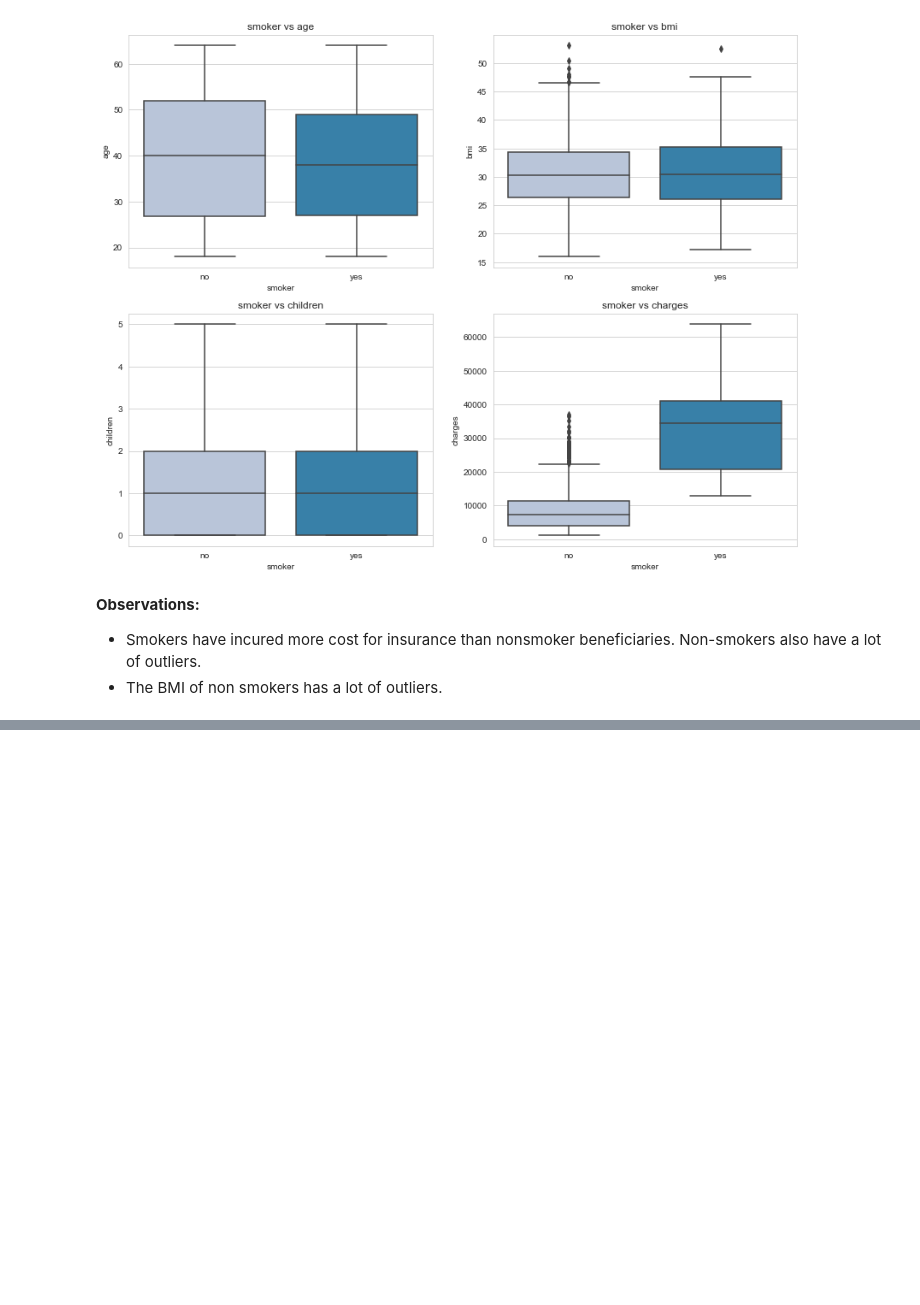
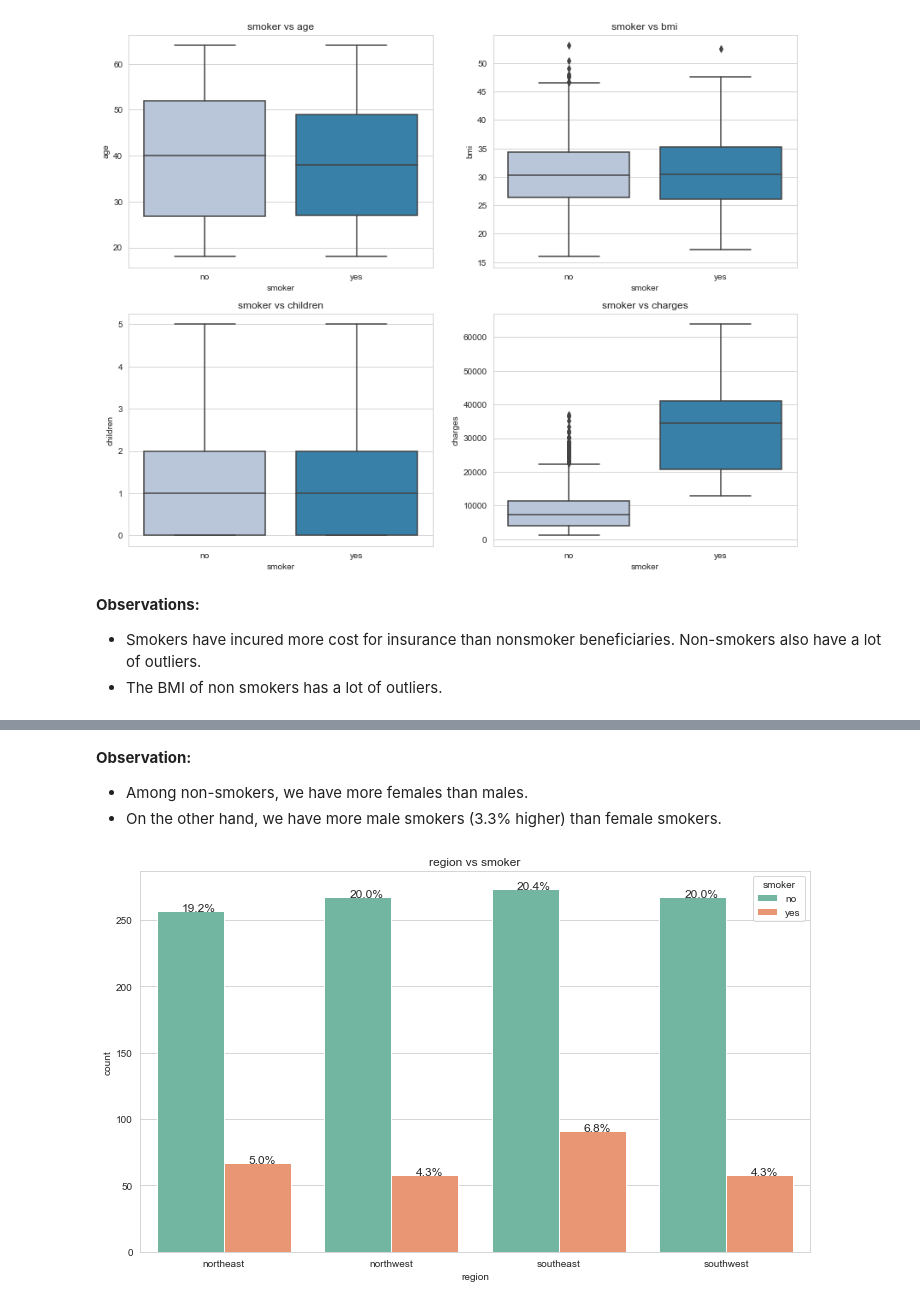
Before and after one commit to kedarghule/Statistical-Analysis-of-Insurance-Claims, a Jupyter notebook: stat-analysis-insurance.ipynb, the cells around one changed output, grey strips where cells are left out. Drawn from its saved outputs; the diff is of its cells as text; code cells hidden in the pictures; blank space fills up the shorter version.

```diff
--- a/stat-analysis-insurance.ipynb
+++ b/stat-analysis-insurance.ipynb
@@ -264,0 +286,8 @@ cat_vs_all_numerical('smoker')
+# %% [markdown]
+**Observation:**
+- Among non-smokers, we have more females than males.
+- On the other hand, we have more male smokers (3.3% higher) than female smokers.
+# %%
+compare_bar_plots('region', 'smoker')
+# %% [output]
+[figure, added]
```
Also changed, not shown: parts of 40 cells of this notebook.
